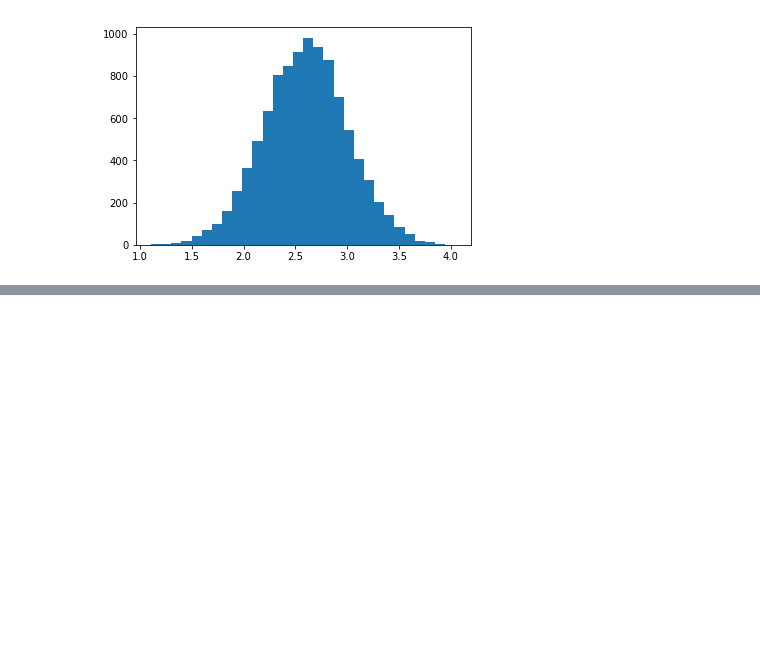
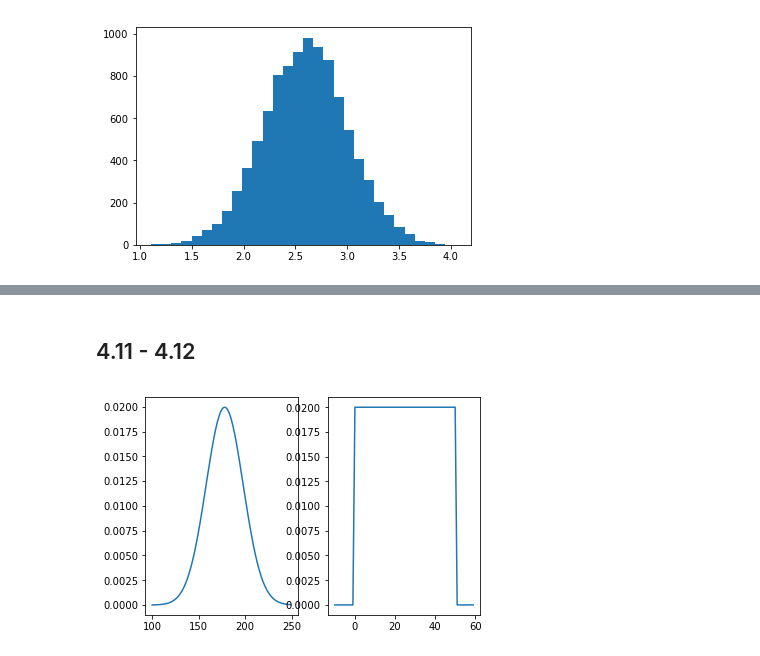
Before and after one commit to efcaguab/statistical-rethinking, a Jupyter notebook: learning-code/chapter-4-code.ipynb, the cells around one changed output, grey strips where cells are left out. Saved outputs shown, nothing was run; the diff lists cells and outputs as text; code cells hidden in the pictures; blank space fills up the shorter version.

```diff
--- a/learning-code/chapter-4-code.ipynb
+++ b/learning-code/chapter-4-code.ipynb
@@ -62,0 +74,10 @@ plt.show()
+# %% [markdown]
+## 4.11 - 4.12
+# %%
+plt.close()
+f, axarr = plt.subplots(1,2, sharex = False)
+axarr[0].plot(range(100,250), [stats.norm.pdf(x, 178, 20) for x in range(100,250)], '-')
+axarr[1].plot(range(-10,60), [stats.uniform.pdf(x, 0, 50) for x in range(-10,60)], '-')
+plt.show()
+# %% [output]
+[figure, added]
```
Also changed, not shown: parts of 17 cells of this notebook, 15 other files.
